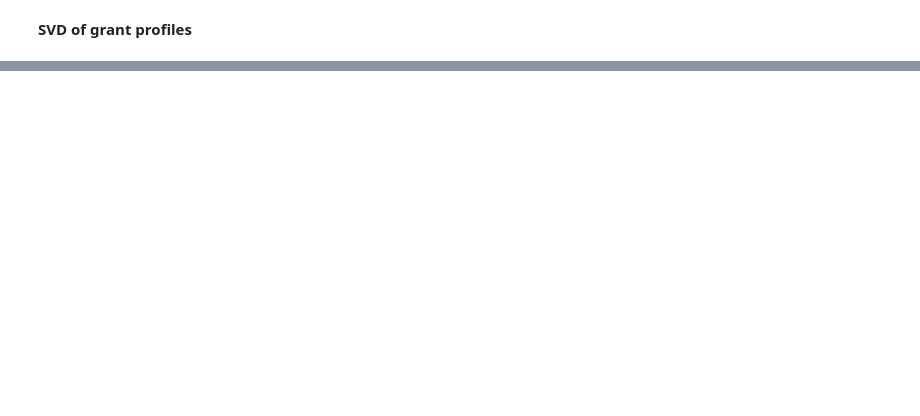
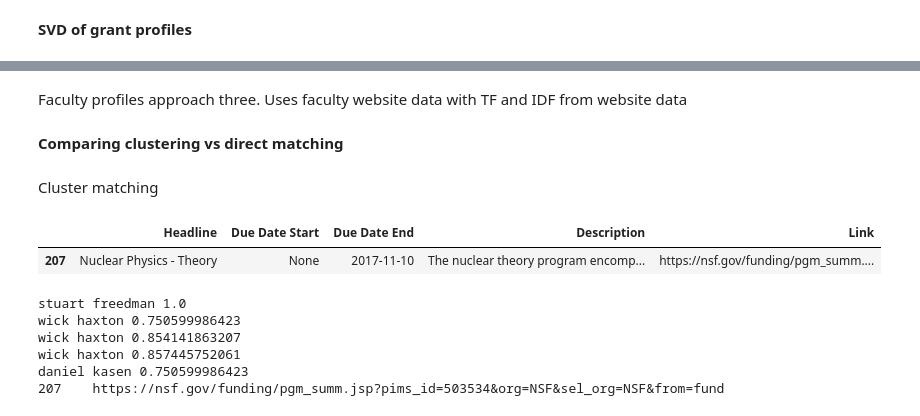
Before and after one commit to jsonchin/BIDS, a Jupyter notebook: modeling/clustering_recommender.ipynb, the cells around one changed output, grey strips where cells are left out. Saved outputs shown, nothing was run; the diff lists cells and outputs as text; code cells hidden in the pictures; blank space fills up the shorter version.

```diff
--- a/modeling/clustering_recommender.ipynb
+++ b/modeling/clustering_recommender.ipynb
@@ -392,0 +498,65 @@ plt.show()
+# %%
+faculty_matrix_dm = grants_vectorizer.transform(faculty_corpus)
+faculty_profiles_dm = {}
+for index, row in cleaned_df.iterrows():
+    if index < faculty_matrix_dm.shape[0]:
+        faculty_profiles_dm[row["full_name"]] = faculty_matrix_dm[index]
+    else:
+        break
+# %% [markdown]
+Faculty profiles approach three. Uses faculty website data with TF and IDF from website data
+# %%
+faculty_vectorizer_dm = TfidfVectorizer(vocabulary=grants_vectorizer.vocabulary_)
+faculty_matrix_dm = faculty_vectorizer_dm.fit_transform(faculty_corpus)
+faculty_profiles_dm = {}
+for index, row in cleaned_df.iterrows():
+    if index < faculty_matrix_dm.shape[0]:
+        faculty_profiles_dm[row["full_name"]] = faculty_matrix_dm[index]
+    else:
+        break
+# %% [markdown]
+<b>Comparing clustering vs direct matching</b>
+# %% [markdown]
+Cluster matching
+# %%
+# Take a random NSF grant and match with professors
+random_index = random.sample((range(nsf_matrix.shape[0])), 1)[0]
+test_grant = nsf_matrix[random_index]
+closest_grants = []
+for index in range(all_faculty_grants_matrix.shape[0]):
+    if index in indices_to_skip:
+        continue
+    training_grant = all_faculty_grants_matrix[index]
+    # Uses dot similarity
+    closest_grants.append((np.dot(training_grant, test_grant.T).toarray()[0][0], index))
+    # closest_grants.append((np.dot(training_grant, test_grant.T), index)) <--- For SVD
+
+# Finds the 10 grants that are closest to the test grant
+max_product = max(closest_grants, key=lambda x: x[0])[0]
+closest_grants = [(x[0] / max_product, x[1]) for x in sorted(closest_grants)[-5:]]
+
+clustering_matches = []
+for faculty in faculty_to_grants:
+    faculty_grants = faculty_to_grants[faculty]
+    for value, closest_grant in closest_grants:
+        if closest_grant in faculty_grants:
+            clustering_matches.append((faculty, value))
+
+# Print out test grant, link to grant, and matched faculty
+test_grant_full = nsf_grants_df[random_index:random_index+1]
+display(test_grant_full)
+for faculty, value in clustering_matches:
+    print(faculty, value)
+
+pd.options.display.max_colwidth = 1000
+print(test_grant_full['Link'].to_string())
+pd.options.display.max_colwidth = 50
+# %% [output]
+|  | Headline | Due Date Start | Due Date End | Description | Link |
+| 207 | Nuclear Physics - Theory | None | 2017-11-10 | The nuclear theory program encomp... | https://nsf.gov/funding/pgm_summ.... |
+stuart freedman 1.0
+wick haxton 0.750599986423
+wick haxton 0.854141863207
+wick haxton 0.857445752061
+daniel kasen 0.750599986423
+207    https://nsf.gov/funding/pgm_summ.jsp?pims_id=503534&org=NSF&sel_org=NSF&from=fund
```
Also changed, not shown: parts of 40 cells of this notebook.
